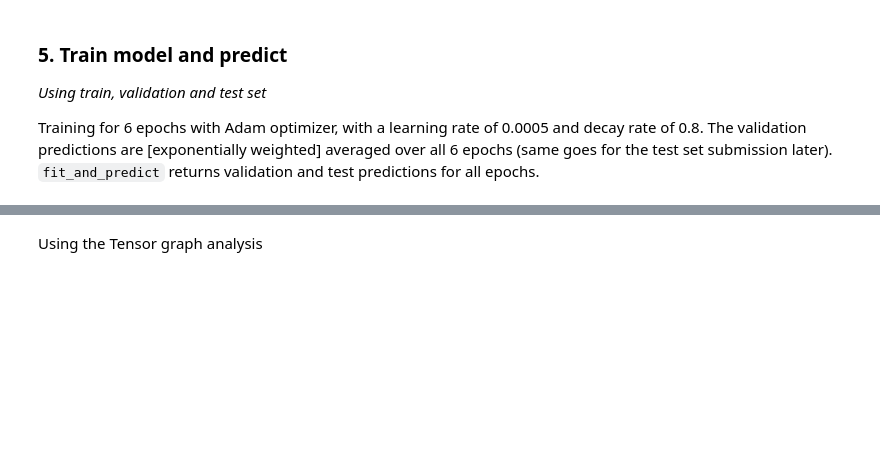
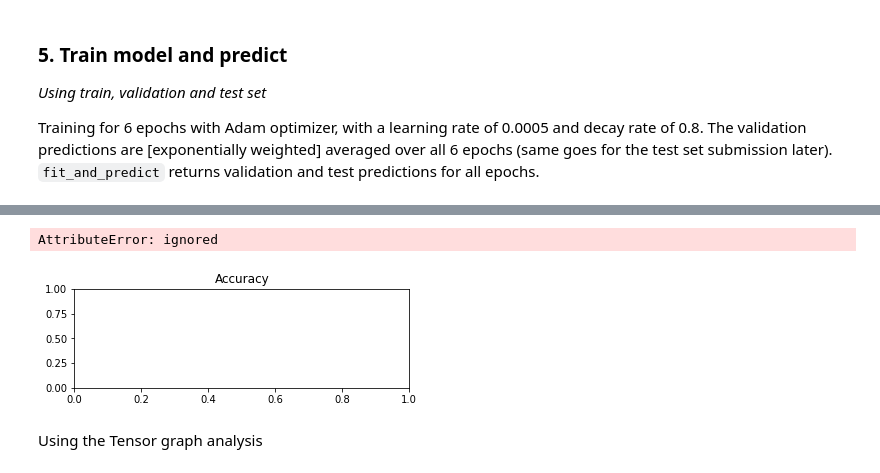
Before and after one commit to VeereshShringari/myKagglecode, a Jupyter notebook: resnet5_keras_baseline_COVID_LFLImages_2Jun.ipynb, the cells around one changed output, grey strips where cells are left out. Saved outputs shown, nothing was run; the diff lists cells and outputs as text; code cells hidden in the pictures; blank space fills up the shorter version.

```diff
--- a/resnet5_keras_baseline_COVID_LFLImages_2Jun.ipynb
+++ b/resnet5_keras_baseline_COVID_LFLImages_2Jun.ipynb
@@ -701,6 +327,7 @@ input_dims[:2]
 # %% [output]
 (224, 224)
 # %%
+
 class PredictionCheckpoint(keras.callbacks.Callback):
 
     def __init__(self, test_df, valid_df, n_classes =5,
@@ -788,11 +415,11 @@ class MyDeepModel:
         out = keras.layers.Dense(self.n_classes, activation="sigmoid", name='dense_output')(x)
 
         self.model = keras.models.Model(inputs=engine.input, outputs=out)
-        # loss function has been changed needs to be investigated.
+
         self.model.compile(loss='categorical_crossentropy',
                            optimizer=keras.optimizers.Adam(0.0),
-                           metrics=[keras.metrics.Precision(), keras.metrics.Recall()])
-    #https://stackoverflow.com/questions/43076609/how-to-calculate-precision-and-recall-in-keras
+                           metrics=['accuracy'])
+
 
     def fit_and_predict(self, train_df, valid_df, test_df):
 
@@ -834,6 +461,7 @@ class MyDeepModel:
 
     def load(self, path):
         self.model.load_weights(path)
+        self.model.load_weights(path)
 # %%
 WEIGHTS_PATH_NO_TOP
 # %% [output]
@@ -911,6 +539,9 @@ test_df.head(3)
 
 Training for 6 epochs with Adam optimizer, with a learning rate of 0.0005 and decay rate of 0.8. The validation predictions are \[exponentially weighted\] averaged over all 6 epochs (same goes for the test set submission later). `fit_and_predict` returns validation and test predictions for all epochs.
 # %%
+from keras.callbacks import History
+history = History()
+
 # train set (80%) and validation set (20%)
 ss = ShuffleSplit(n_splits=10, test_size=0.1, random_state=42).split(df.index)
 
@@ -919,8 +550,8 @@ train_idx, valid_idx = next(ss)
 
 # obtain model
 model = MyDeepModel(engine=ResNet50, input_dims=(224,224, 3),
-                    batch_size=10, learning_rate=5e-5, n_classes=2,n_augment=0,
-                    num_epochs=1, decay_rate=0.6, decay_steps=1,
+                    batch_size=10, learning_rate=5e-7, n_classes=2,n_augment=1,
+                    num_epochs=25, decay_rate=0.2, decay_steps=1,
                     weights='imagenet', verbose=2)
 
 # obtain test + validation predictions (history.test_predictions, history.valid_predictions)
@@ -946,3 +581,15 @@ samples size in read: (3, 224, 224, 3)
+# %%
+from matplotlib import pyplot
+# plot accuracy during training
+pyplot.subplot(212)
+pyplot.title('Accuracy')
+pyplot.plot(history.history['accuracy'], label='train')
+#pyplot.plot(history.history['val_accuracy'], label='test')
+pyplot.legend()
+pyplot.show()
+# %% [output]
+AttributeError: ignored
+[figure, added]
 # %% [markdown]
 Using the Tensor graph analysis
 # %% [markdown]
```
Also changed, not shown: parts of 20 cells of this notebook.
